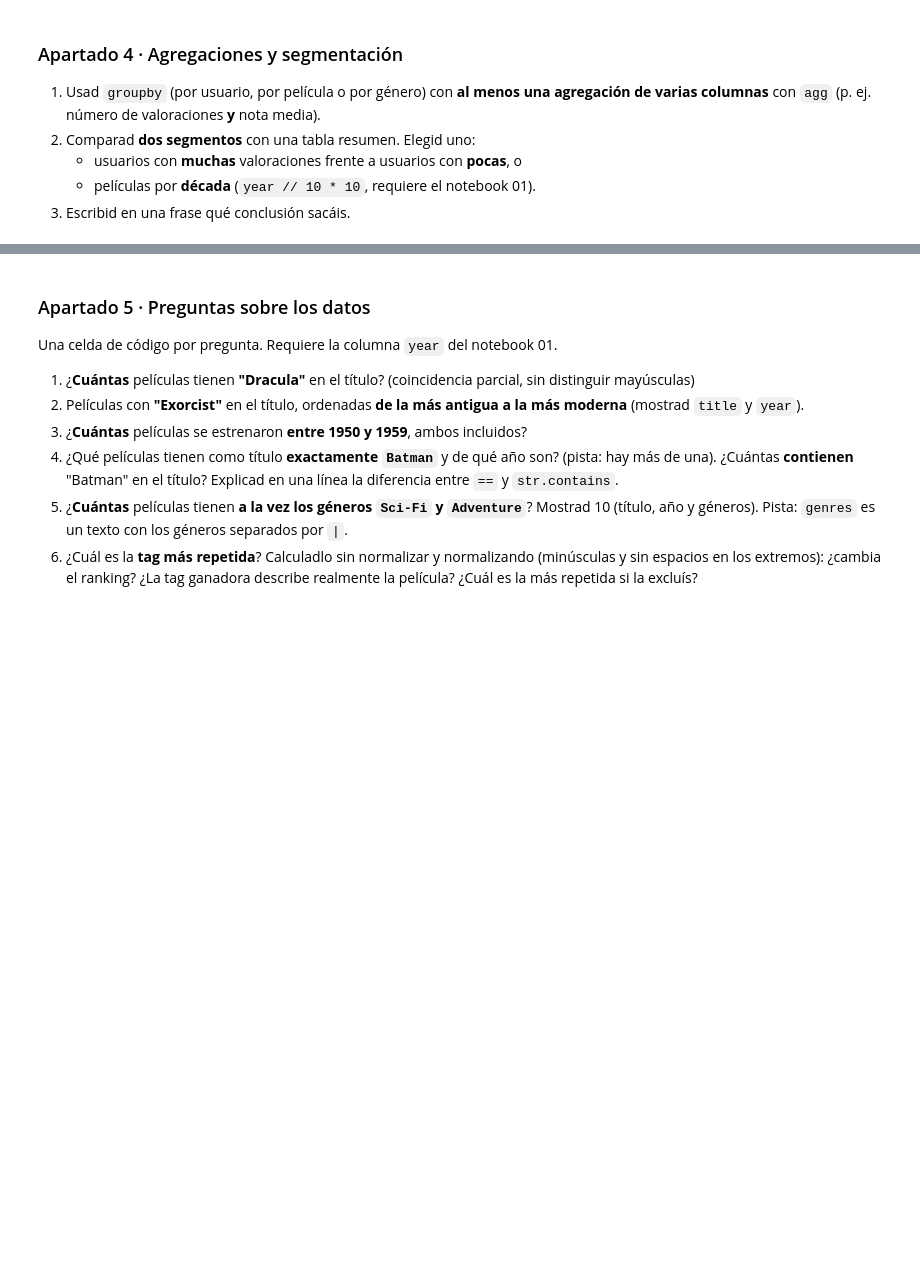
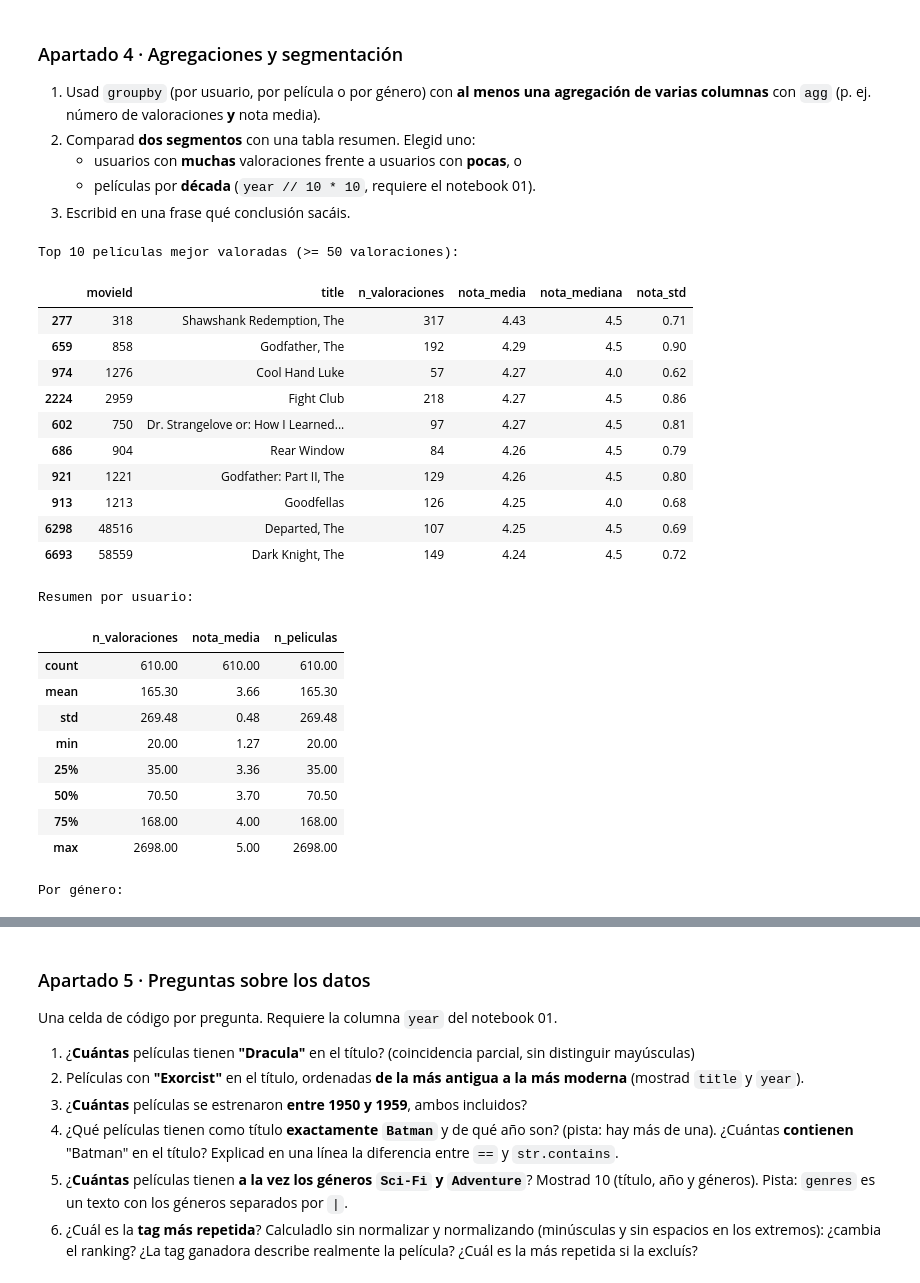
Before and after one commit to dgilrom/tc-catalogo-peliculas-g6, a Jupyter notebook: 02_analisis.ipynb, the cells around one changed output, grey strips where cells are left out. Saved outputs shown, nothing was run; the diff lists cells and outputs as text; code cells hidden in the pictures; blank space fills up the shorter version.

Commit message:
Apartados 4 - 5
Todo listo en el apartado de Analisis

```diff
--- a/02_analisis.ipynb
+++ b/02_analisis.ipynb
@@ -172,0 +171,67 @@ Películas sin ninguna tag: 8170
+# %%
+# --- Apartado 4: Agregaciones ---
+# 4.1 groupby + agg con varias columnas
+
+# Por película: nº de valoraciones, nota media, mediana y desviación
+por_pelicula = (
+    ratings_movies.groupby(["movieId", "title"])
+    .agg(n_valoraciones=("rating", "size"),
+         nota_media=("rating", "mean"),
+         nota_mediana=("rating", "median"),
+         nota_std=("rating", "std"))
+    .round(2)
+    .reset_index()
+)
+# Top 10 con un mínimo de 50 valoraciones (evita que una sola nota de 5 domine el ranking)
+print("Top 10 películas mejor valoradas (>= 50 valoraciones):")
+display(por_pelicula[por_pelicula["n_valoraciones"] >= 50]
+        .sort_values("nota_media", ascending=False).head(10))
+
+# Por usuario: nº de valoraciones, nota media y nº de películas distintas
+por_usuario = (
+    ratings.groupby("userId")
+    .agg(n_valoraciones=("rating", "size"),
+         nota_media=("rating", "mean"),
+         n_peliculas=("movieId", "nunique"))
+    .round(2)
+)
+print("Resumen por usuario:")
+display(por_usuario.describe().round(2))
+
+# Por género: hay que separar `genres` (una fila por género) antes de agrupar
+por_genero = (
+    ratings_movies.assign(genre=ratings_movies["genres"].str.split("|"))
+    .explode("genre")
+    .groupby("genre")
+    .agg(n_valoraciones=("rating", "size"),
+         nota_media=("rating", "mean"),
+         n_peliculas=("movieId", "nunique"))
+    .round(2)
+    .sort_values("n_valoraciones", ascending=False)
+)
+print("Por género:")
+display(por_genero)
+# %% [output]
+Top 10 películas mejor valoradas (>= 50 valoraciones):
+|  | movieId | title | n_valoraciones | nota_media | nota_mediana | nota_std |
+| 277 | 318 | Shawshank Redemption, The | 317 | 4.43 | 4.5 | 0.71 |
+| 659 | 858 | Godfather, The | 192 | 4.29 | 4.5 | 0.90 |
+| 974 | 1276 | Cool Hand Luke | 57 | 4.27 | 4.0 | 0.62 |
+| 2224 | 2959 | Fight Club | 218 | 4.27 | 4.5 | 0.86 |
+| 602 | 750 | Dr. Strangelove or: How I Learned... | 97 | 4.27 | 4.5 | 0.81 |
+| 686 | 904 | Rear Window | 84 | 4.26 | 4.5 | 0.79 |
+| 921 | 1221 | Godfather: Part II, The | 129 | 4.26 | 4.5 | 0.80 |
+| 913 | 1213 | Goodfellas | 126 | 4.25 | 4.0 | 0.68 |
+| 6298 | 48516 | Departed, The | 107 | 4.25 | 4.5 | 0.69 |
+| 6693 | 58559 | Dark Knight, The | 149 | 4.24 | 4.5 | 0.72 |
+Resumen por usuario:
+|  | n_valoraciones | nota_media | n_peliculas |
+| count | 610.00 | 610.00 | 610.00 |
+| mean | 165.30 | 3.66 | 165.30 |
+| std | 269.48 | 0.48 | 269.48 |
+| min | 20.00 | 1.27 | 20.00 |
+| 25% | 35.00 | 3.36 | 35.00 |
+| 50% | 70.50 | 3.70 | 70.50 |
+| 75% | 168.00 | 4.00 | 168.00 |
+| max | 2698.00 | 5.00 | 2698.00 |
+Por género:
```
Also changed, not shown: parts of 21 cells of this notebook.
